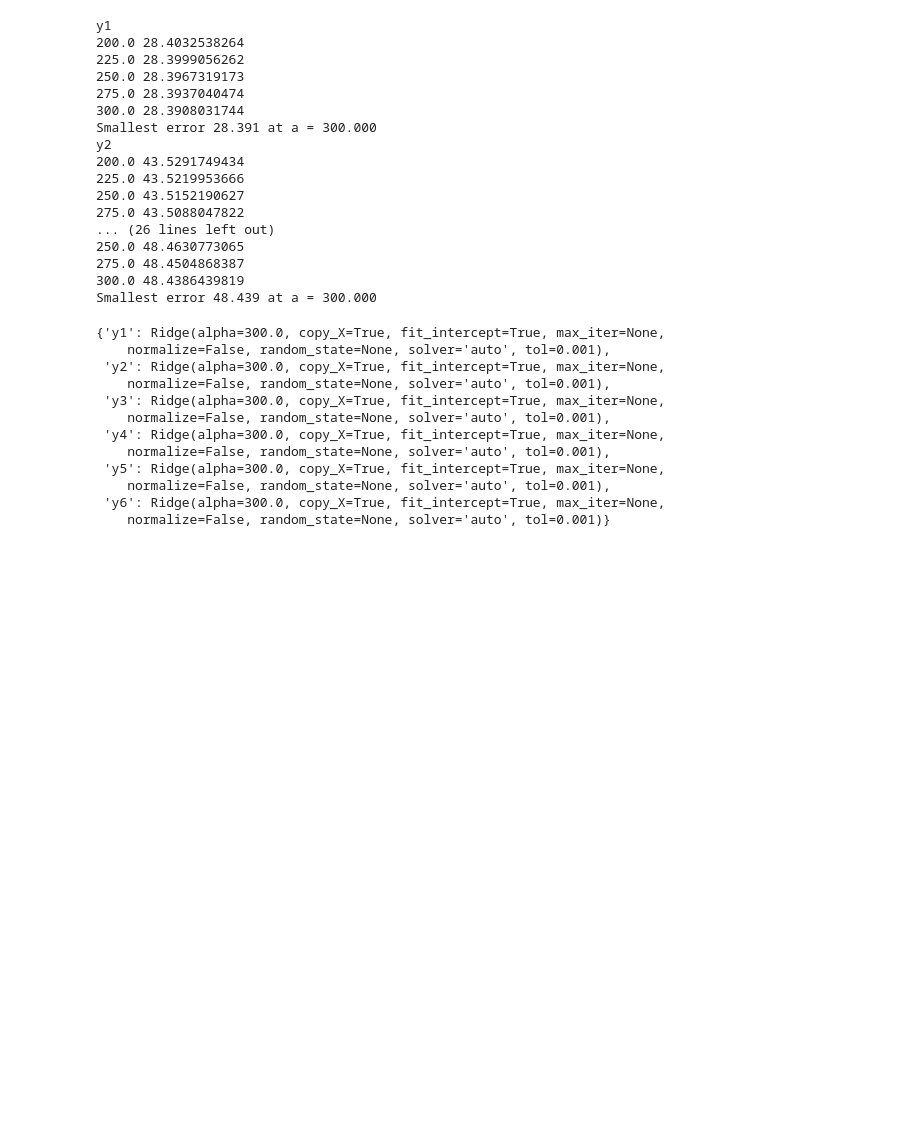
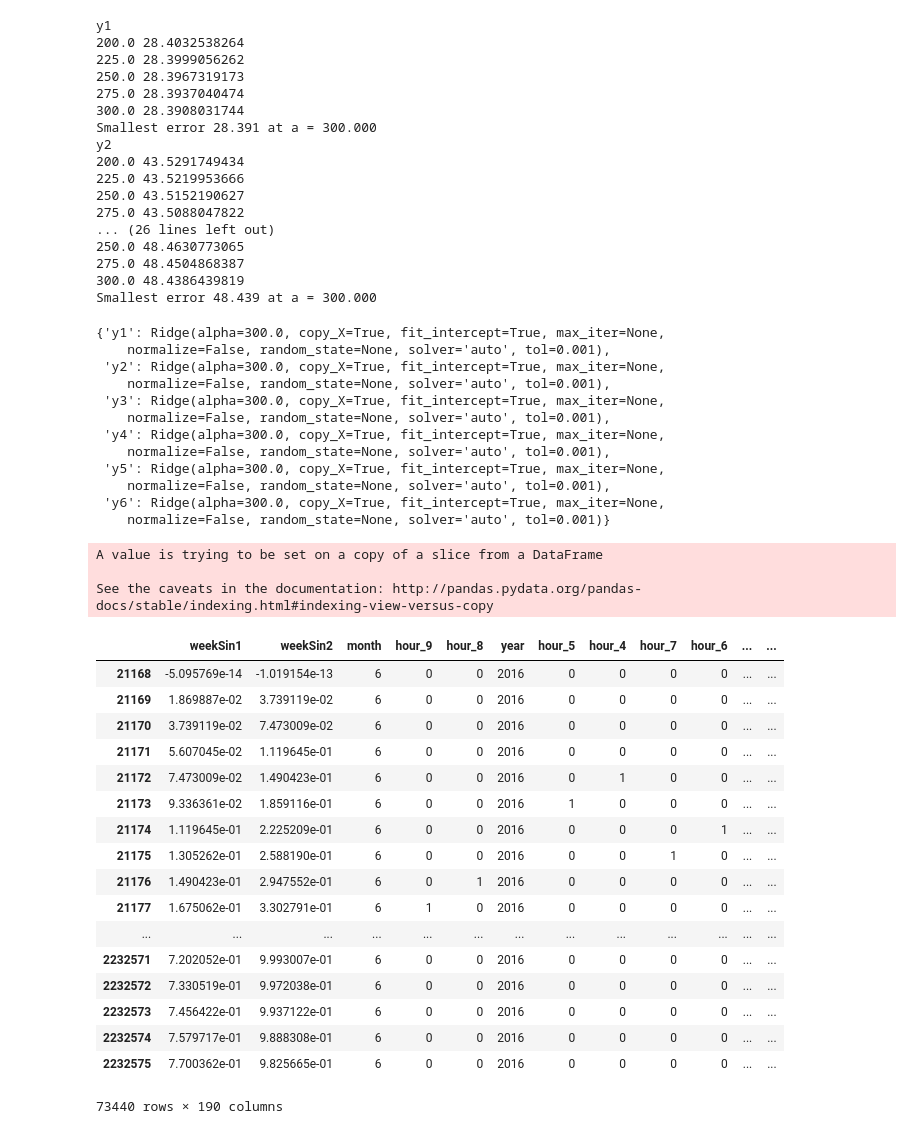
Before and after one commit to PhySci/projectNYtaxi, a Jupyter notebook: week5/week 5.ipynb, the cells around one changed output. Cells and saved outputs as stored; diff of their text form; code cells hidden in the pictures; blank space fills up the shorter version.

Commit message:
week5 predictions

```diff
--- a/week5/week 5.ipynb
+++ b/week5/week 5.ipynb
@@ -304,0 +307,30 @@ np.save('bestModels.npy',bestModels)
+# %%
+testSet.columns.values
+dropCols = ['index','y','y1','y2','y3','y4','y5','y6']
+tripVal = testSet.get(dropCols)
+testSet.drop(dropCols,inplace = True, axis = 1)
+# %% [output]
+A value is trying to be set on a copy of a slice from a DataFrame
+
+See the caveats in the documentation: http://pandas.pydata.org/pandas-docs/stable/indexing.html#indexing-view-versus-copy
+# %%
+testSet
+# %% [output]
+|  | weekSin1 | weekSin2 | month | hour_9 | hour_8 | year | hour_5 | hour_4 | hour_7 | hour_6 | ... | ... |
+| 21168 | -5.095769e-14 | -1.019154e-13 | 6 | 0 | 0 | 2016 | 0 | 0 | 0 | 0 | ... | ... |
+| 21169 | 1.869887e-02 | 3.739119e-02 | 6 | 0 | 0 | 2016 | 0 | 0 | 0 | 0 | ... | ... |
+| 21170 | 3.739119e-02 | 7.473009e-02 | 6 | 0 | 0 | 2016 | 0 | 0 | 0 | 0 | ... | ... |
+| 21171 | 5.607045e-02 | 1.119645e-01 | 6 | 0 | 0 | 2016 | 0 | 0 | 0 | 0 | ... | ... |
+| 21172 | 7.473009e-02 | 1.490423e-01 | 6 | 0 | 0 | 2016 | 0 | 1 | 0 | 0 | ... | ... |
+| 21173 | 9.336361e-02 | 1.859116e-01 | 6 | 0 | 0 | 2016 | 1 | 0 | 0 | 0 | ... | ... |
+| 21174 | 1.119645e-01 | 2.225209e-01 | 6 | 0 | 0 | 2016 | 0 | 0 | 0 | 1 | ... | ... |
+| 21175 | 1.305262e-01 | 2.588190e-01 | 6 | 0 | 0 | 2016 | 0 | 0 | 1 | 0 | ... | ... |
+| 21176 | 1.490423e-01 | 2.947552e-01 | 6 | 0 | 1 | 2016 | 0 | 0 | 0 | 0 | ... | ... |
+| 21177 | 1.675062e-01 | 3.302791e-01 | 6 | 1 | 0 | 2016 | 0 | 0 | 0 | 0 | ... | ... |
+| ... | ... | ... | ... | ... | ... | ... | ... | ... | ... | ... | ... | ... |
+| 2232571 | 7.202052e-01 | 9.993007e-01 | 6 | 0 | 0 | 2016 | 0 | 0 | 0 | 0 | ... | ... |
+| 2232572 | 7.330519e-01 | 9.972038e-01 | 6 | 0 | 0 | 2016 | 0 | 0 | 0 | 0 | ... | ... |
+| 2232573 | 7.456422e-01 | 9.937122e-01 | 6 | 0 | 0 | 2016 | 0 | 0 | 0 | 0 | ... | ... |
+| 2232574 | 7.579717e-01 | 9.888308e-01 | 6 | 0 | 0 | 2016 | 0 | 0 | 0 | 0 | ... | ... |
+| 2232575 | 7.700362e-01 | 9.825665e-01 | 6 | 0 | 0 | 2016 | 0 | 0 | 0 | 0 | ... | ... |
+73440 rows × 190 columns
```
Also changed, not shown: parts of 4 cells of this notebook, 1 other file.
